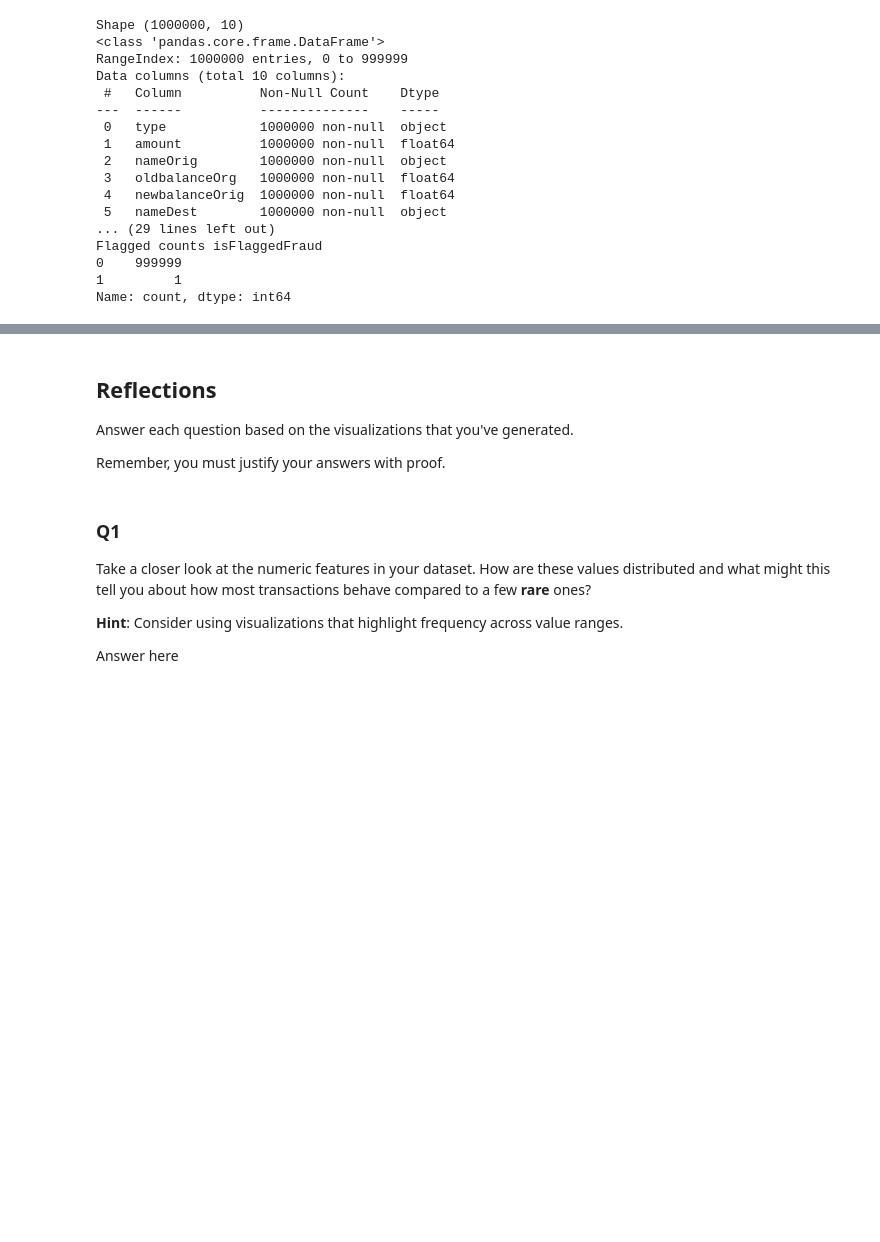
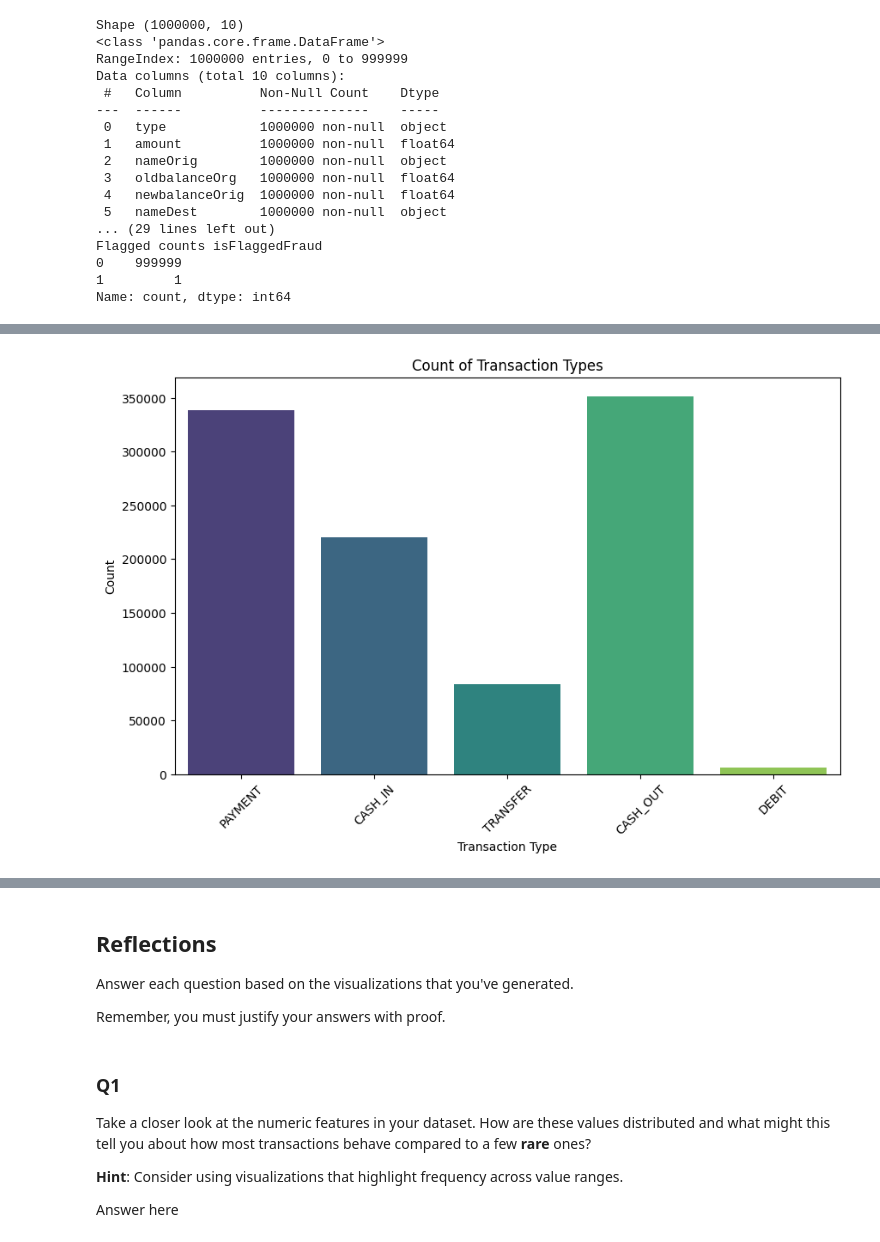
Before and after one commit to JessLawren/detect-fraud, a Jupyter notebook: notebooks/eda.ipynb, the cells around one changed output, grey strips where cells are left out. Saved outputs shown, nothing was run; the diff lists cells and outputs as text; code cells hidden in the pictures; blank space fills up the shorter version.

```diff
--- a/notebooks/eda.ipynb
+++ b/notebooks/eda.ipynb
@@ -56,3 +66,94 @@ Flagged counts isFlaggedFraud
 Name: count, dtype: int64
 # %%
 #Step 3:Exploratory data analysis
+
+# Visualizing the distribution of transaction amounts
+plt.figure(figsize=(10, 6))
+sns.countplot(x='type', data=transactions, palette='viridis')
+plt.title('Count of Transaction Types')
+plt.xlabel('Transaction Type')
+plt.ylabel('Count')
+plt.xticks(rotation=45)
+plt.show()
+
+#Fraudulent transactions vs Non-Fraudulent transactions
+plt.figure(figsize=(10, 6))
+sns.countplot(x='isFraud', data=transactions, palette='coolwarm')
+plt.title('Count of Fraudulent vs Non-Fraudulent Transactions')
+plt.xlabel('Is Fraud')
+plt.ylabel('Count')
+plt.xticks(rotation=45)
+plt.show()
+
+#Fraud rate by transaction type
+plt.figure(figsize=(12, 6))
+sns.countplot(x='type', hue='isFraud', data=transactions, palette='magma')
+plt.title('Fraud Rate by Transaction Type')
+plt.xlabel('Transaction Type')
+plt.ylabel('Count')
+plt.xticks(rotation=45)
+plt.show()
+
+#Fraud Count by Transaction Type
+fraud_counts = transactions[transactions['isFraud'] == 1]['type'].value_counts()
+plt.figure(figsize=(10, 6))
+sns.barplot(x=fraud_counts.index, y=fraud_counts.values, palette='plasma')
+plt.title('Count of Fraudulent Transactions by Type')
+plt.xlabel('Transaction Type')
+plt.ylabel('Count of Fraudulent Transactions')
+plt.xticks(rotation=45)
+plt.show()
+
+fraud = transactions[transactions['isFraud'] == 1]['amount'].describe()
+not_fraud = transactions[transactions['isFraud'] == 0]['amount'].describe()
+print("Fraudulent Transactions:\n", fraud)
+print("\nNon-Fraudulent Transactions:\n", not_fraud)
+
+#Transaction Amount Distribution
+#plt.figure(figsize=(10, 6))
+#sns.histplot(transactions['amount'], bins=100, kde=True, color='blue')
+#plt.title('Distribution of Transaction Amounts')
+#plt.xlabel('Transaction Amount')
+#plt.ylabel('Frequency')
+#plt.xlim(0, transactions['amount'].quantile(0.75))
+#plt.show()
+
+
+#Boxplot of Amount by Fraud Status
+#plt.figure(figsize=(10, 6))
+#sns.boxplot(x='isFraud', y='amount', data=transactions, palette='cividis')
+#plt.title('Boxplot of Transaction Amounts by Fraud Status')
+#plt.xlabel('Is Fraud')
+#plt.ylabel('Transaction Amount')
+#plt.xticks(rotation=45)
+#plt.show()
+
+#Violin Plot of Amount by Fraud Status
+filtered_transactions = transactions[transactions['amount'] < 50000]  # Filter out extreme values
+plt.figure(figsize=(10, 6))
+sns.violinplot(x='isFraud', y='amount', data=filtered_transactions, palette='coolwarm')
+plt.title('Violin Plot of Transaction Amounts by Fraud Status')
+plt.xlabel('Is Fraud')
+plt.ylabel('Transaction Amount')
+plt.xticks(rotation=45)
+plt.show()
+
+# Histoplot of amount by fraud status
+plt.figure(figsize=(10, 6))
+sns.histplot(np.log1p(transactions['amount']), bins=100, kde=True, color='purple')
+plt.title('Log-Transformed Distribution of Transaction Amounts')
+plt.xlabel('Log(Transaction Amount + 1)')
+plt.ylabel('Frequency')
+plt.show()
+
+#Correlation Heatmap
+numeric_data = transactions.select_dtypes(include='number')
+plt.figure(figsize=(12, 8))
+sns.heatmap(numeric_data.corr(), annot=True, fmt='.2f', cmap='Blues', square=True, cbar_kws={"shrink": .8})
+plt.title('Correlation Heatmap of Transaction Features')
+plt.show()
+
+#Checked flagged fraud transactions
+flagged_fraud = transactions[transactions['isFlaggedFraud'] == 1]
+print("Flagged Fraud Transactions Count:", flagged_fraud.shape[0])
+# %% [output]
@@ -58,0 +163 @@ Name: count, dtype: int64
+[figure, added]
```
Also changed, not shown: parts of 7 cells of this notebook.
